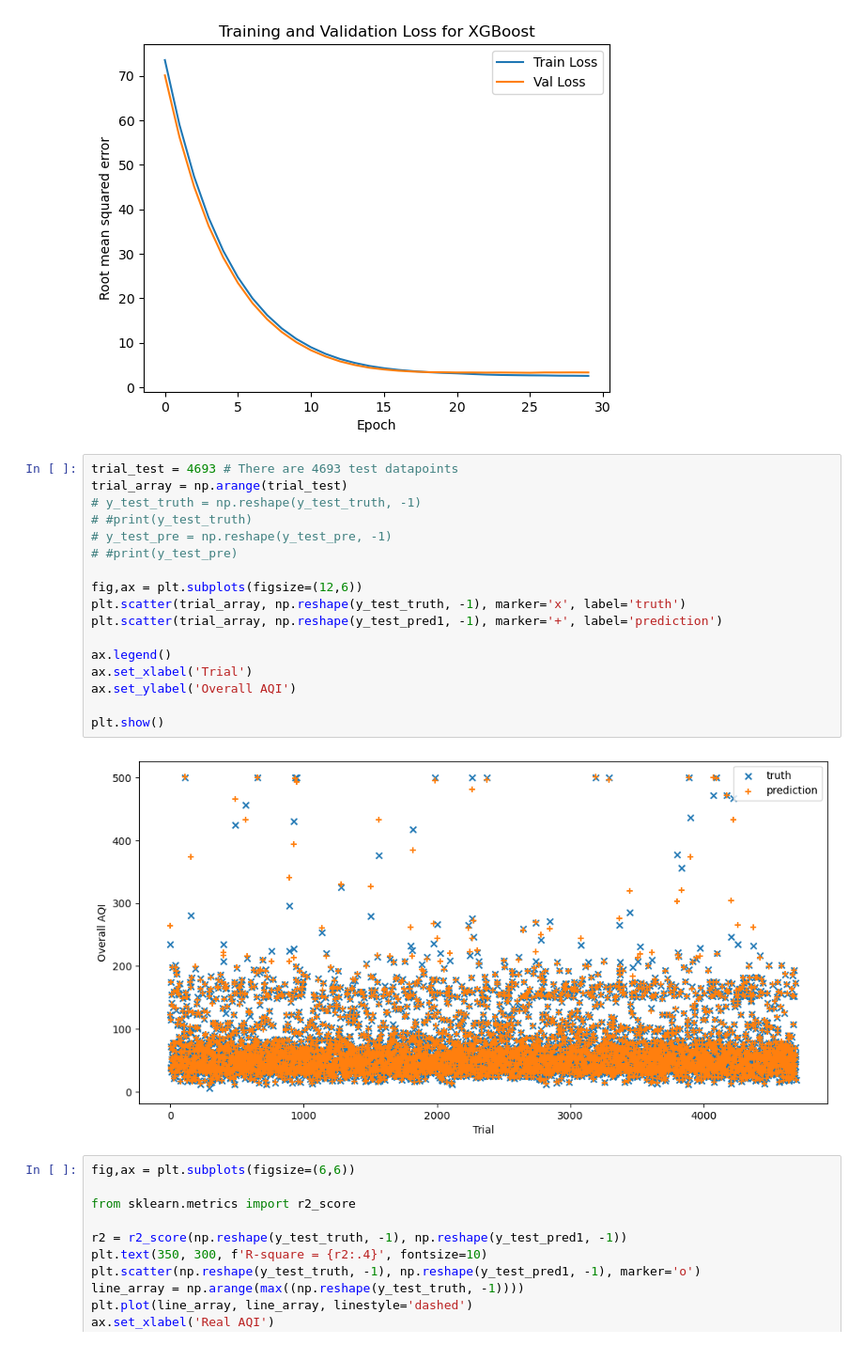
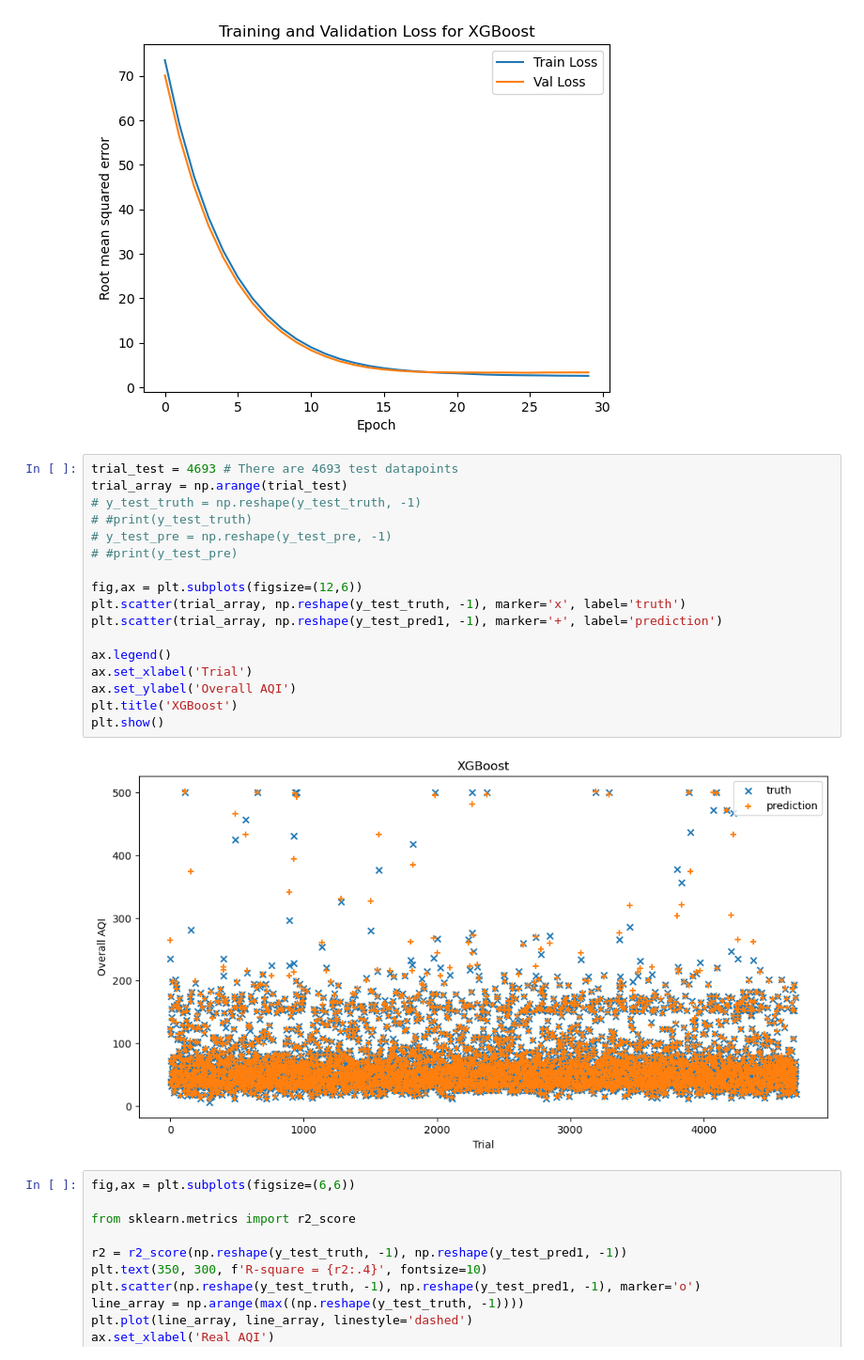
Before and after one commit to xiao-lin-ux/EAEE4000-AQI-Project, a Jupyter notebook: xgboost_current.ipynb, the cells around one changed output. Shown: that part at 94% size. Cells and saved outputs as stored; diff of their text form.

```diff
--- a/xgboost_current.ipynb
+++ b/xgboost_current.ipynb
@@ -180,22 +180,22 @@ Root Mean Squared Error: 3.2898039972252344
 # %%
 trial_test = 4693 # There are 4693 test datapoints
 trial_array = np.arange(trial_test)
 # y_test_truth = np.reshape(y_test_truth, -1)
 # #print(y_test_truth)
 # y_test_pre = np.reshape(y_test_pre, -1)
 # #print(y_test_pre)
 
 fig,ax = plt.subplots(figsize=(12,6))
 plt.scatter(trial_array, np.reshape(y_test_truth, -1), marker='x', label='truth')
 plt.scatter(trial_array, np.reshape(y_test_pred1, -1), marker='+', label='prediction')
 
 ax.legend()
 ax.set_xlabel('Trial')
 ax.set_ylabel('Overall AQI')
-
+plt.title('XGBoost')
 plt.show()
 # %% [output]
-[figure, old version]
+[figure, new version]
 # %%
 fig,ax = plt.subplots(figsize=(6,6))
 
```
Also changed, not shown: parts of 3 cells of this notebook.
